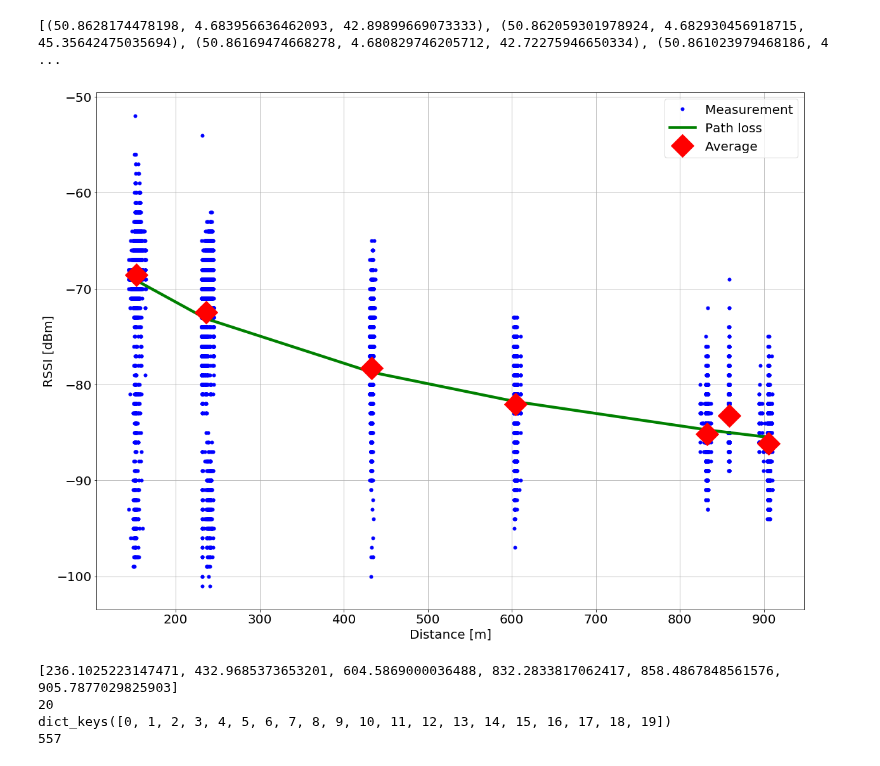
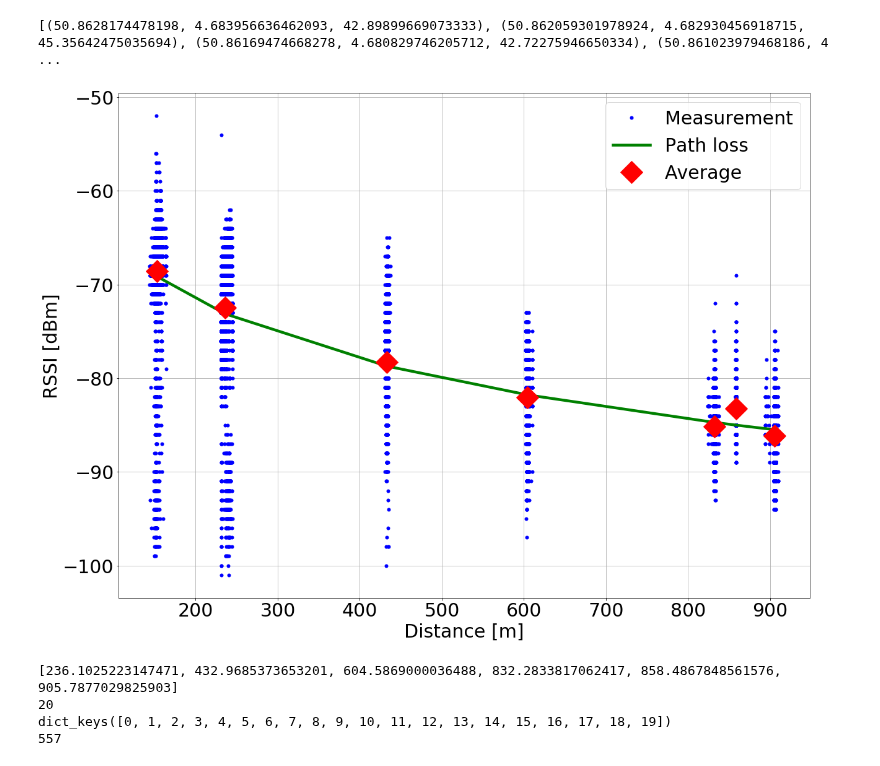
Before and after one commit to ingframin/BroadcastSimulation, a Jupyter notebook: experiments/BS/drone/nov22/logs/Untitled.ipynb, the cells around one changed output. Drawn from its saved outputs; the diff is of its cells as text; code cells hidden in the pictures.

```diff
--- a/experiments/BS/drone/nov22/logs/Untitled.ipynb
+++ b/experiments/BS/drone/nov22/logs/Untitled.ipynb
@@ -174,39 +174,39 @@ print(points)
 #avg values
 d = [x[0] for x in res]
 r = [x[1] for x in res]
 points = [x[0] for x in res]
 #path loss
 pl = [19.5-3.55-10*2.118*log(x/0.0147,10) for x in d]
 
 
 indexes = sample(range(len(rvd)),int(len(rvd)))
 
 #points
 rssi = [rvd[i][1] for i in indexes]
 dist = [rvd[i][0] for i in indexes]
 pt.grid(True)
 
 pt.plot(dist,rssi,'bo',markersize=5,label="Measurement")
 pt.plot(d,pl,'g',linewidth=4.5,label="Path loss")
 pt.plot(d,r,'D',markersize=25, label = "Average",color = '#FF0000FF')
-pt.xticks(fontsize=20)
-pt.yticks(fontsize=20)
-pt.legend(fontsize=20)
-pt.xlabel('Distance [m]',fontsize=20)
-pt.ylabel('RSSI [dBm]',fontsize=20)
+pt.xticks(fontsize=30)
+pt.yticks(fontsize=30)
+pt.legend(fontsize=30)
+pt.xlabel('Distance [m]',fontsize=30)
+pt.ylabel('RSSI [dBm]',fontsize=30)
 pt.savefig('rssi_vs_distance.pdf', dpi=300, facecolor='w', edgecolor='w',orientation='portrait',bbox_inches='tight')
 pt.show()
 with open('rvd.txt','w') as f:
     for d,r in res:
 
         print(f'{d};{r}',file = f)
 
 with open('rssi_vs_dist.txt','w') as f:
     for rd in rvd:
         print(f'{rd[0]};{rd[1]}',file = f)
 # %% [output]
 [(50.8628174478198, 4.683956636462093, 42.89899669073333), (50.862059301978924, 4.682930456918715, 45.35642475035694), (50.86169474668278, 4.680829746205712, 42.72275946650334), (50.861023979468186, 4 ...
-[figure, old version]
+[figure, new version]
 # %%
 rec = received(dd)
 points = [x[0] for x in res[1:]]
```
Also changed, not shown: parts of 2 cells of this notebook, 39 other files.
